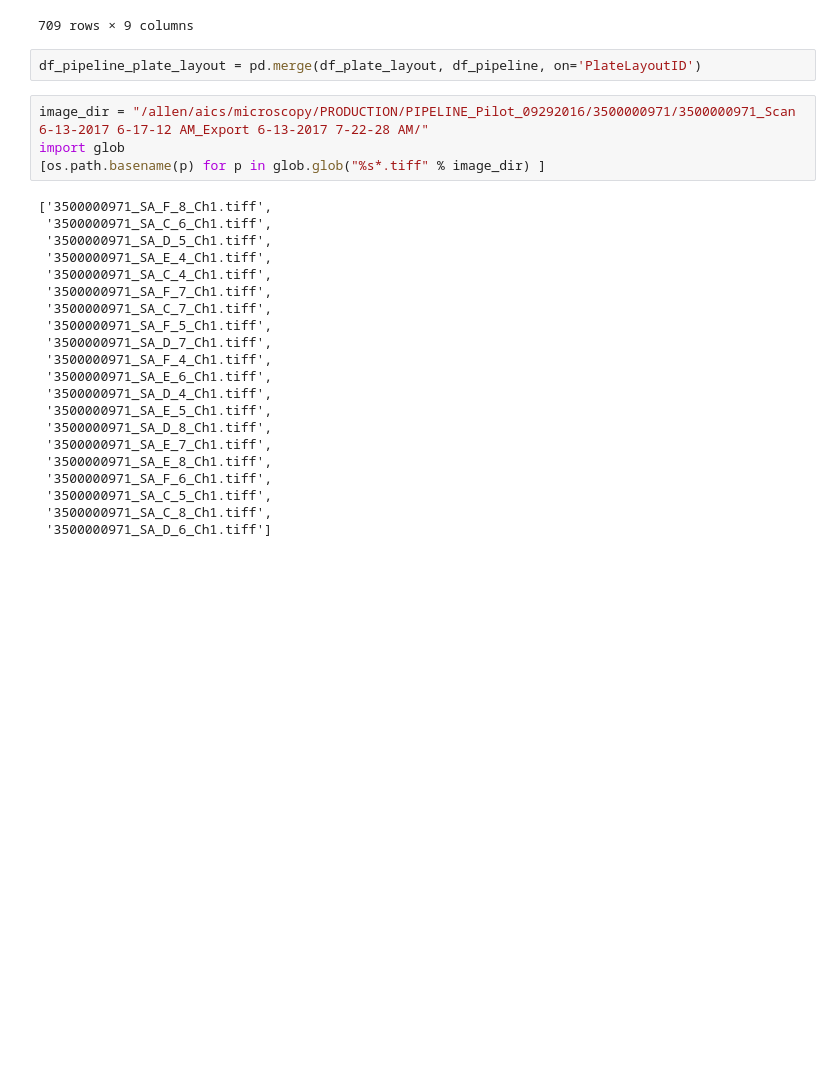
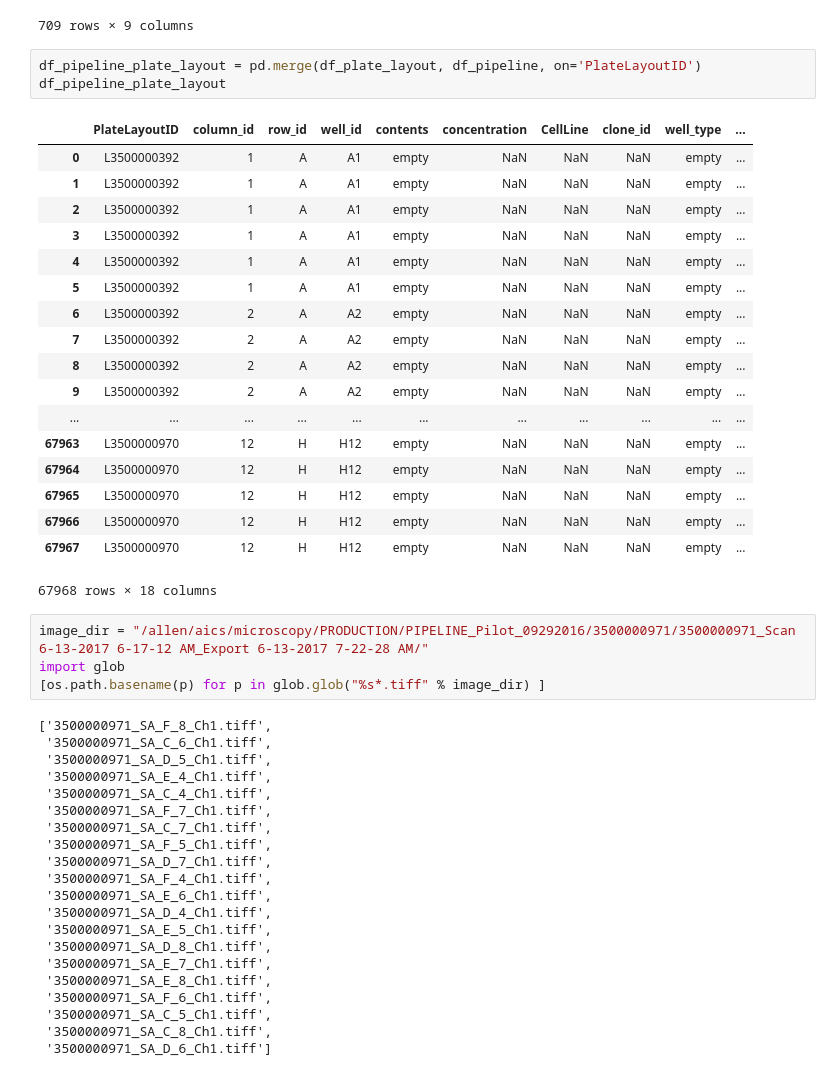
Before and after one commit to thusharaw/MicroscopyCSV, a Jupyter notebook: MicroscopyCSVs.ipynb, the cells around one changed output. Drawn from its saved outputs; the diff is of its cells as text; blank space fills up the shorter version.

```diff
--- a/MicroscopyCSVs.ipynb
+++ b/MicroscopyCSVs.ipynb
@@ -48,6 +48,26 @@ df_pipeline
 709 rows × 9 columns
 # %%
 df_pipeline_plate_layout = pd.merge(df_plate_layout, df_pipeline, on='PlateLayoutID')
+df_pipeline_plate_layout
+# %% [output]
+|  | PlateLayoutID | column_id | row_id | well_id | contents | concentration | CellLine | clone_id | well_type | ... |
+| 0 | L3500000392 | 1 | A | A1 | empty | NaN | NaN | NaN | empty | ... |
+| 1 | L3500000392 | 1 | A | A1 | empty | NaN | NaN | NaN | empty | ... |
+| 2 | L3500000392 | 1 | A | A1 | empty | NaN | NaN | NaN | empty | ... |
+| 3 | L3500000392 | 1 | A | A1 | empty | NaN | NaN | NaN | empty | ... |
+| 4 | L3500000392 | 1 | A | A1 | empty | NaN | NaN | NaN | empty | ... |
+| 5 | L3500000392 | 1 | A | A1 | empty | NaN | NaN | NaN | empty | ... |
+| 6 | L3500000392 | 2 | A | A2 | empty | NaN | NaN | NaN | empty | ... |
+| 7 | L3500000392 | 2 | A | A2 | empty | NaN | NaN | NaN | empty | ... |
+| 8 | L3500000392 | 2 | A | A2 | empty | NaN | NaN | NaN | empty | ... |
+| 9 | L3500000392 | 2 | A | A2 | empty | NaN | NaN | NaN | empty | ... |
+| ... | ... | ... | ... | ... | ... | ... | ... | ... | ... | ... |
+| 67963 | L3500000970 | 12 | H | H12 | empty | NaN | NaN | NaN | empty | ... |
+| 67964 | L3500000970 | 12 | H | H12 | empty | NaN | NaN | NaN | empty | ... |
+| 67965 | L3500000970 | 12 | H | H12 | empty | NaN | NaN | NaN | empty | ... |
+| 67966 | L3500000970 | 12 | H | H12 | empty | NaN | NaN | NaN | empty | ... |
+| 67967 | L3500000970 | 12 | H | H12 | empty | NaN | NaN | NaN | empty | ... |
+67968 rows × 18 columns
 # %%
 image_dir = "/allen/aics/microscopy/PRODUCTION/PIPELINE_Pilot_09292016/3500000971/3500000971_Scan 6-13-2017 6-17-12 AM_Export 6-13-2017 7-22-28 AM/"
 import glob
```
Also changed, not shown: parts of 6 cells of this notebook.
